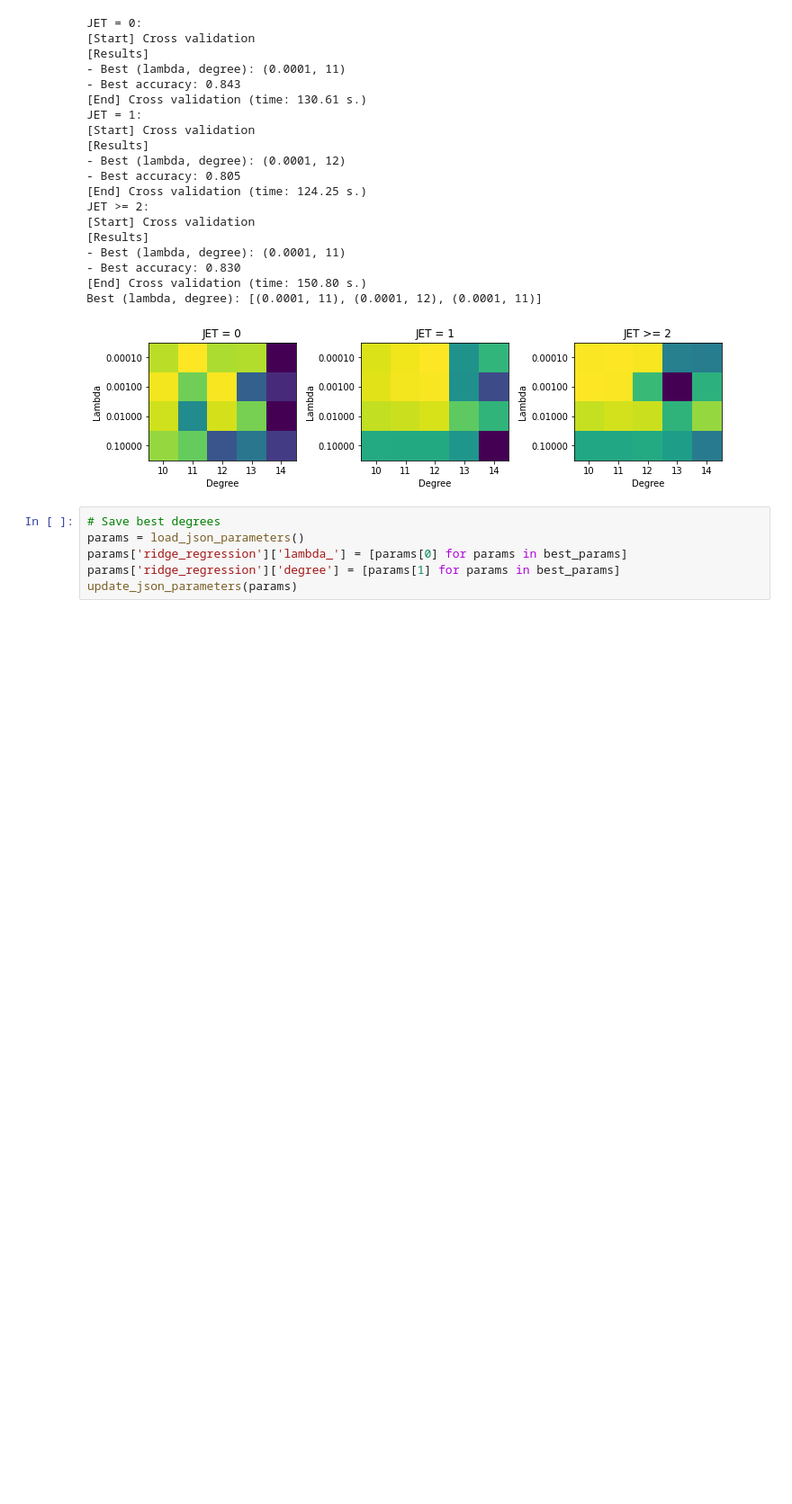
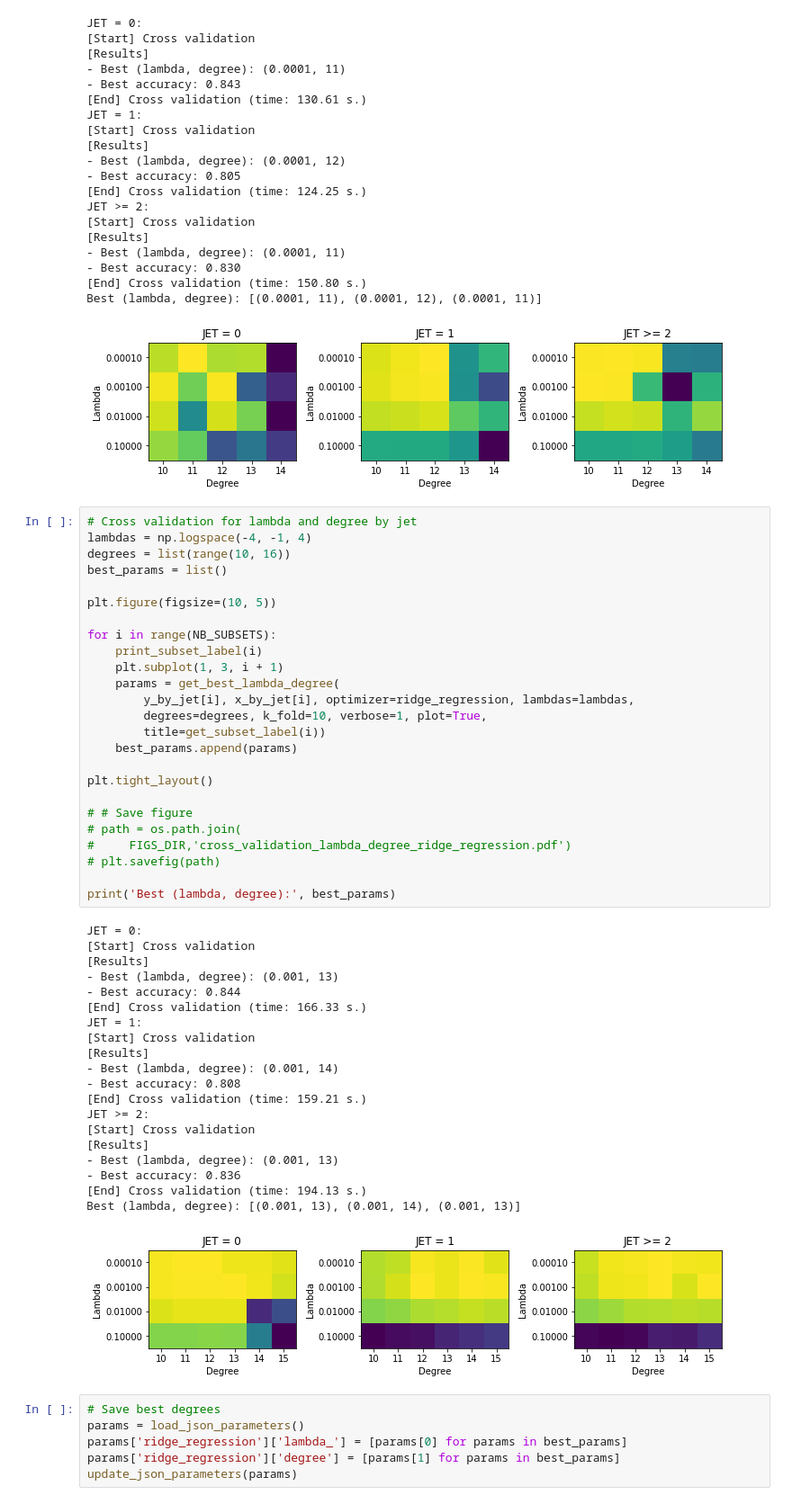
Before and after one commit to Quentin18/higgs-boson-challenge, a Jupyter notebook: scripts/main_cross_validation.ipynb, the cells around one changed output. Shown: that part at 90% size. Cells and saved outputs as stored; diff of their text form; blank space fills up the shorter version.

Commit message:
update figures and parameters

```diff
--- a/scripts/main_cross_validation.ipynb
+++ b/scripts/main_cross_validation.ipynb
@@ -164,6 +164,52 @@ JET >= 2:
 [End] Cross validation (time: 150.80 s.)
 Best (lambda, degree): [(0.0001, 11), (0.0001, 12), (0.0001, 11)]
 [figure]
+# %%
+# Cross validation for lambda and degree by jet
+lambdas = np.logspace(-4, -1, 4)
+degrees = list(range(10, 16))
+best_params = list()
+
+plt.figure(figsize=(10, 5))
+
+for i in range(NB_SUBSETS):
+    print_subset_label(i)
+    plt.subplot(1, 3, i + 1)
+    params = get_best_lambda_degree(
+        y_by_jet[i], x_by_jet[i], optimizer=ridge_regression, lambdas=lambdas,
+        degrees=degrees, k_fold=10, verbose=1, plot=True,
+        title=get_subset_label(i))
+    best_params.append(params)
+
+plt.tight_layout()
+
+# # Save figure
+# path = os.path.join(
+#     FIGS_DIR,'cross_validation_lambda_degree_ridge_regression.pdf')
+# plt.savefig(path)
+
+print('Best (lambda, degree):', best_params)
+# %% [output]
+JET = 0:
+[Start] Cross validation
+[Results]
+- Best (lambda, degree): (0.001, 13)
+- Best accuracy: 0.844
+[End] Cross validation (time: 166.33 s.)
+JET = 1:
+[Start] Cross validation
+[Results]
+- Best (lambda, degree): (0.001, 14)
+- Best accuracy: 0.808
+[End] Cross validation (time: 159.21 s.)
+JET >= 2:
+[Start] Cross validation
+[Results]
+- Best (lambda, degree): (0.001, 13)
+- Best accuracy: 0.836
+[End] Cross validation (time: 194.13 s.)
+Best (lambda, degree): [(0.001, 13), (0.001, 14), (0.001, 13)]
+[figure, added]
 # %%
 # Save best degrees
 params = load_json_parameters()
```
Also changed, not shown: 5 other files.
